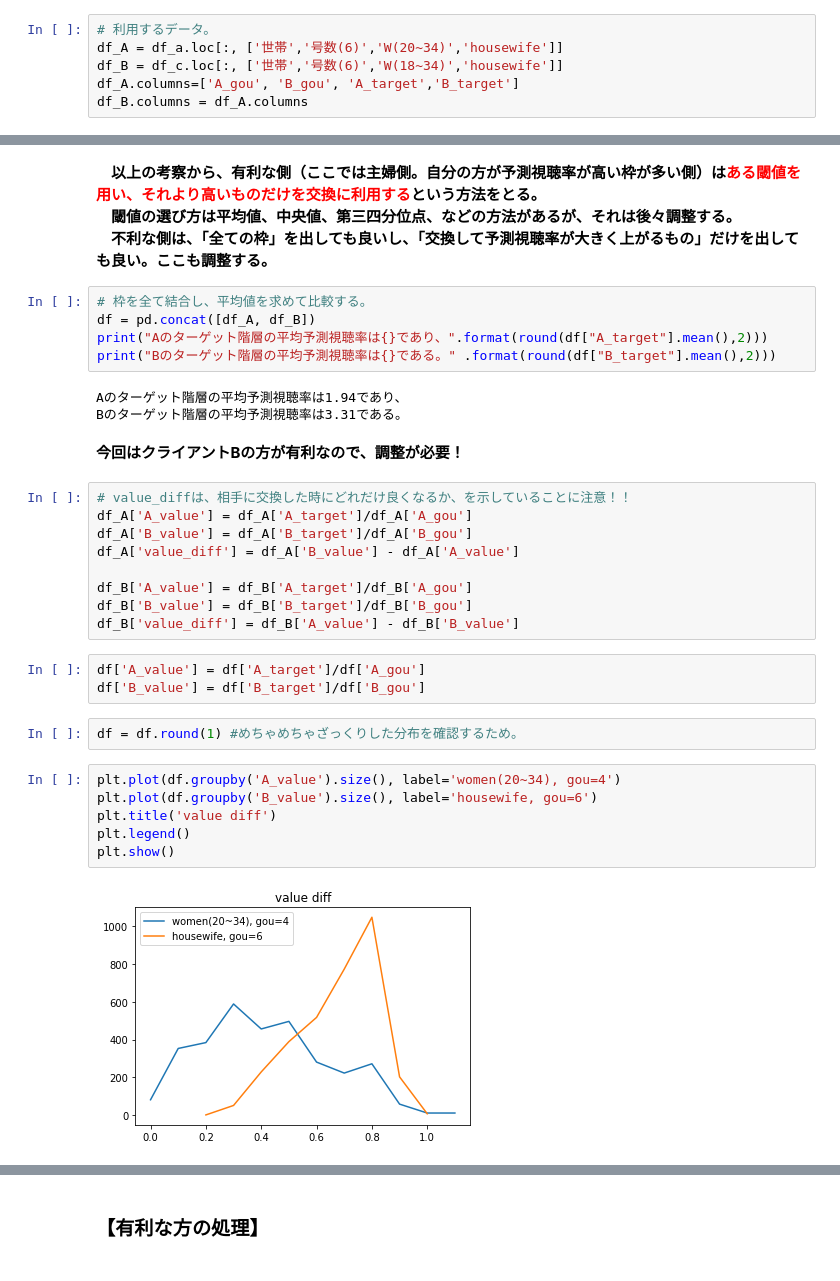
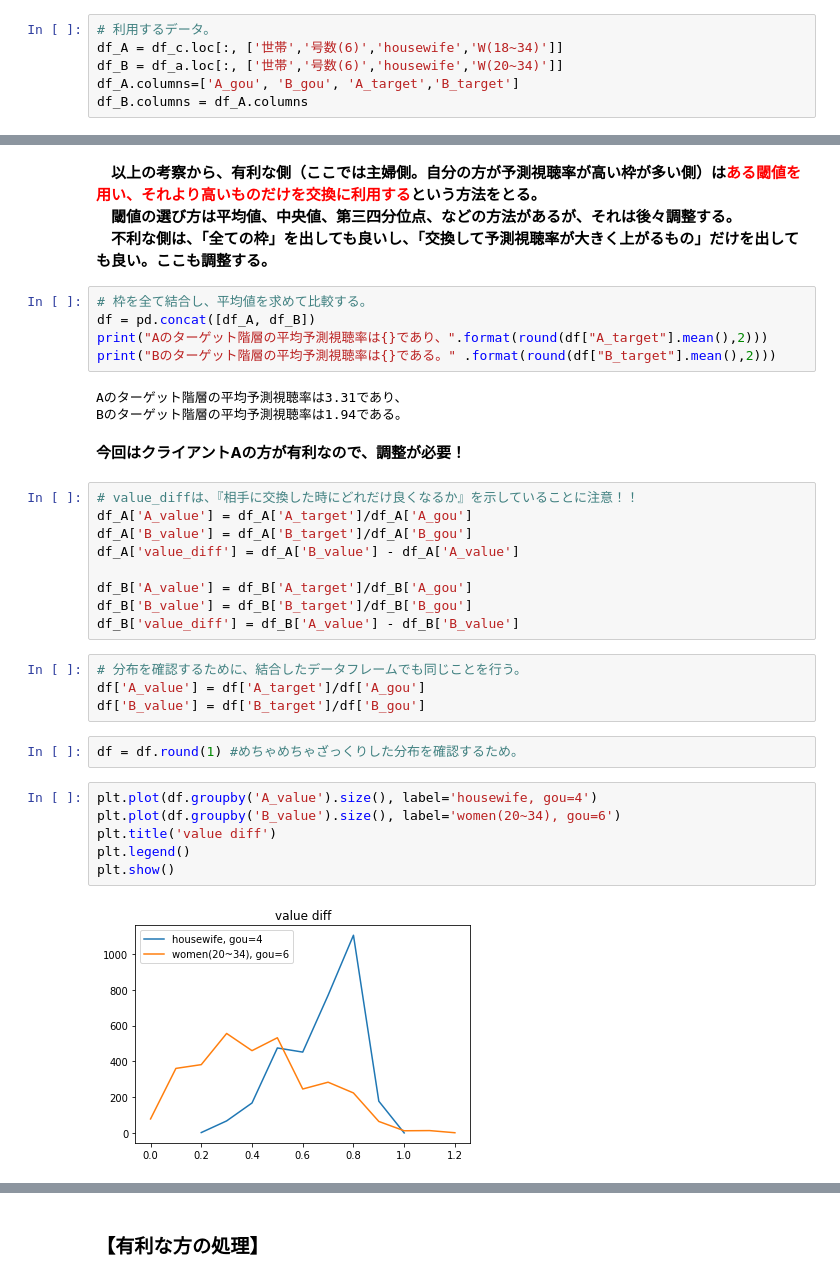
Before and after one commit to da-shuto-iwasaki/Flame_turn, a Jupyter notebook: Algorithm/My_algo.ipynb, the cells around one changed output, grey strips where cells are left out. Cells and saved outputs as stored; diff of their text form.

```diff
--- a/Algorithm/My_algo.ipynb
+++ b/Algorithm/My_algo.ipynb
@@ -131,7 +156,7 @@ plt.show()
 # %%
 # 利用するデータ。
-df_A = df_a.loc[:, ['世帯','号数(6)','W(20~34)','housewife']]
-df_B = df_c.loc[:, ['世帯','号数(6)','W(18~34)','housewife']]
+df_A = df_c.loc[:, ['世帯','号数(6)','housewife','W(18~34)']]
+df_B = df_a.loc[:, ['世帯','号数(6)','housewife','W(20~34)']]
 df_A.columns=['A_gou', 'B_gou', 'A_target','B_target']
 df_B.columns = df_A.columns
 # %%
@@ -167,12 +192,12 @@ df = pd.concat([df_A, df_B])
 print("Aのターゲット階層の平均予測視聴率は{}であり、".format(round(df["A_target"].mean(),2)))
 print("Bのターゲット階層の平均予測視聴率は{}である。" .format(round(df["B_target"].mean(),2)))
 # %% [output]
-Aのターゲット階層の平均予測視聴率は1.94であり、
-Bのターゲット階層の平均予測視聴率は3.31である。
+Aのターゲット階層の平均予測視聴率は3.31であり、
+Bのターゲット階層の平均予測視聴率は1.94である。
 # %% [markdown]
-<b>今回はクライアントBの方が有利なので、調整が必要！</b>
+<b>今回はクライアントAの方が有利なので、調整が必要！</b>
 # %%
-# value_diffは、相手に交換した時にどれだけ良くなるか、を示していることに注意！！
+# value_diffは、『相手に交換した時にどれだけ良くなるか』を示していることに注意！！
 df_A['A_value'] = df_A['A_target']/df_A['A_gou']
 df_A['B_value'] = df_A['B_target']/df_A['B_gou']
 df_A['value_diff'] = df_A['B_value'] - df_A['A_value']
@@ -181,18 +206,19 @@ df_B['A_value'] = df_B['A_target']/df_B['A_gou']
 df_B['B_value'] = df_B['B_target']/df_B['B_gou']
 df_B['value_diff'] = df_B['A_value'] - df_B['B_value']
 # %%
+# 分布を確認するために、結合したデータフレームでも同じことを行う。
 df['A_value'] = df['A_target']/df['A_gou']
 df['B_value'] = df['B_target']/df['B_gou']
 # %%
 df = df.round(1) #めちゃめちゃざっくりした分布を確認するため。
 # %%
-plt.plot(df.groupby('A_value').size(), label='women(20~34), gou=4')
-plt.plot(df.groupby('B_value').size(), label='housewife, gou=6')
+plt.plot(df.groupby('A_value').size(), label='housewife, gou=4')
+plt.plot(df.groupby('B_value').size(), label='women(20~34), gou=6')
 plt.title('value diff')
 plt.legend()
 plt.show()
 # %% [output]
-[figure, old version]
+[figure, new version]
 # %%
 print("Aは、Bに渡すと枠の'value'が平均的に{}高く、".format(round(df_A['value_diff'].mean(),3)))
 print("Bは、Aに渡すと枠の'value'が平均的に{}高くなる。" .format(round(df_B['value_diff'].mean(),3)))
```
Also changed, not shown: parts of 84 cells of this notebook.
